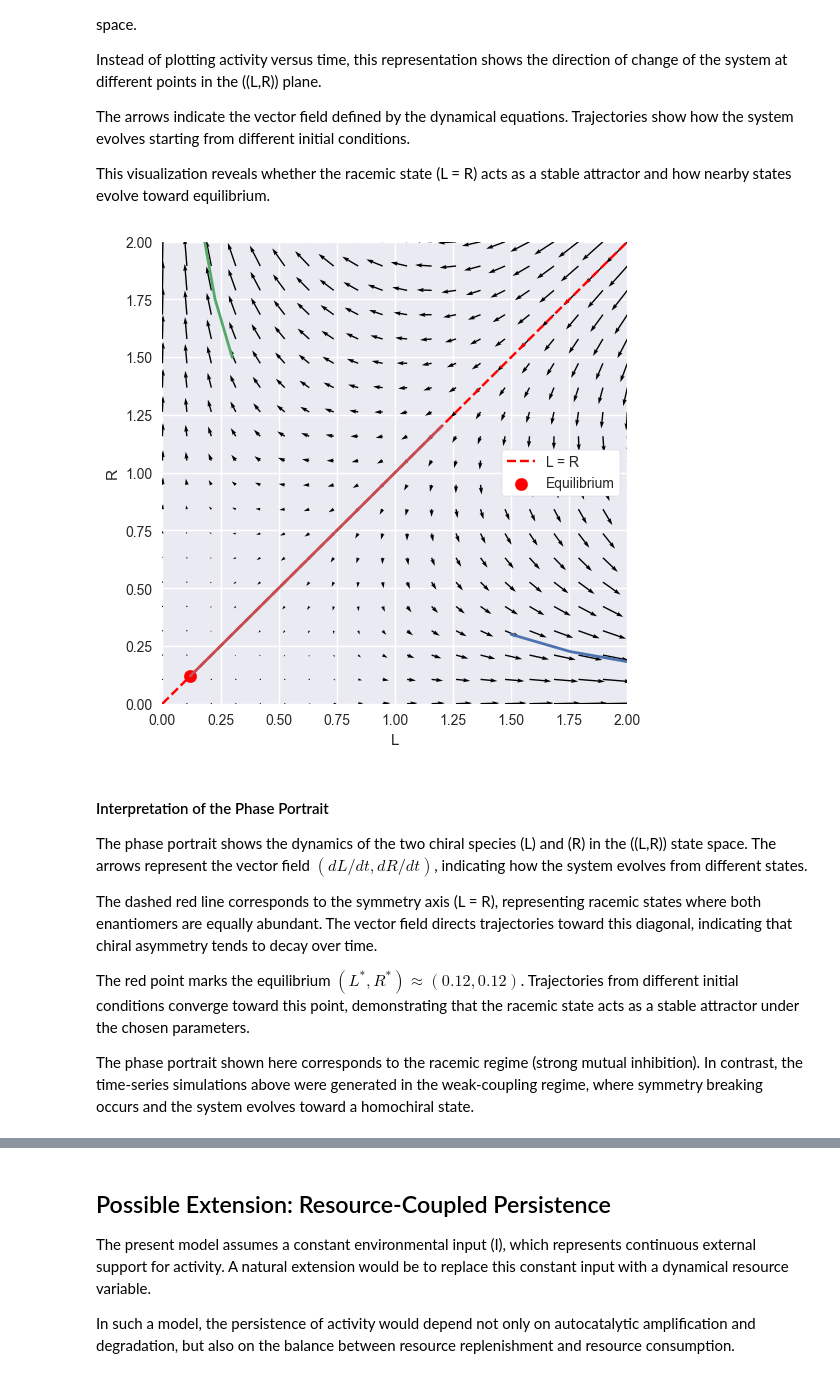
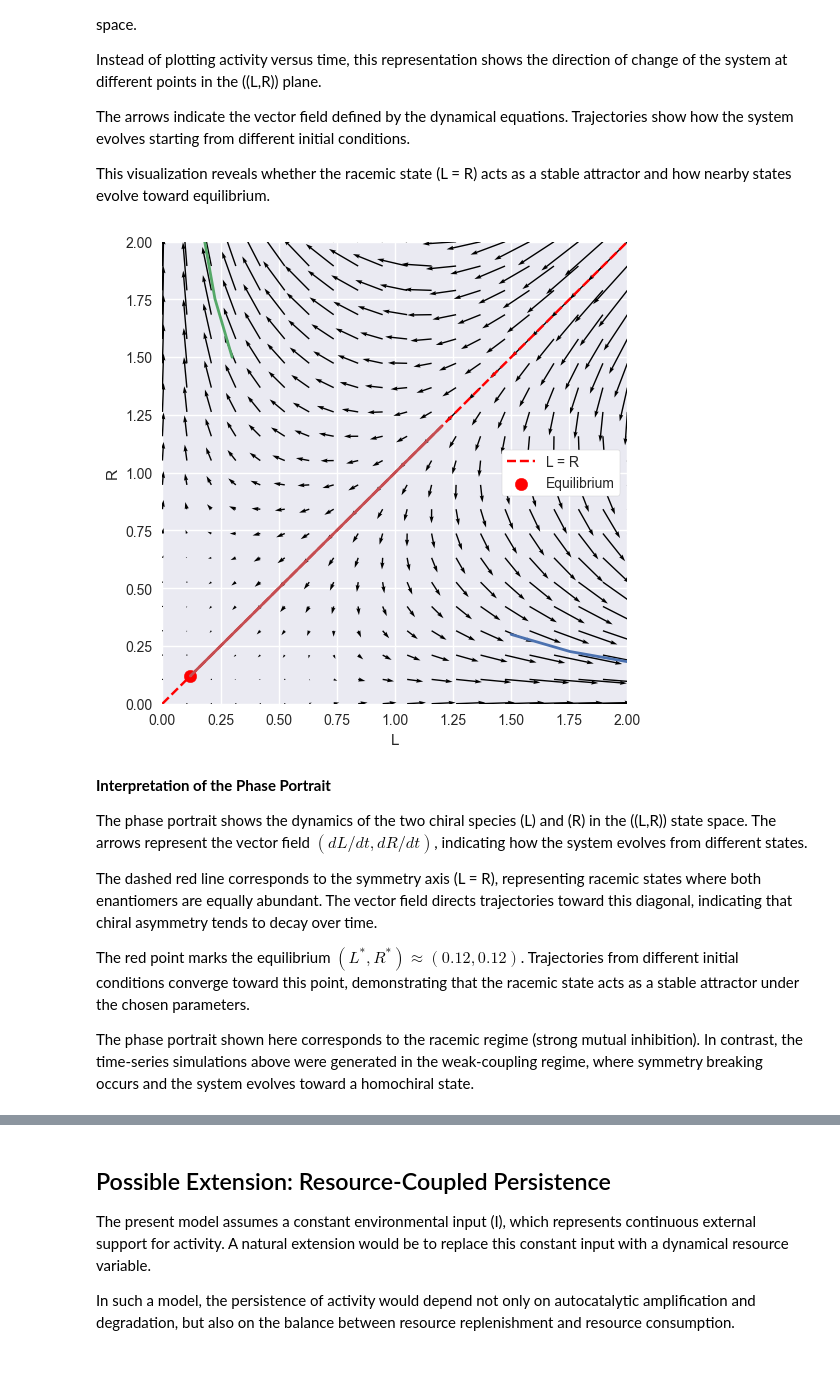
Before and after one commit to nyllade/life-dynamical-attractor, a Jupyter notebook: attractor_model.ipynb, the cells around one changed output, grey strips where cells are left out. Saved outputs shown, nothing was run; the diff lists cells and outputs as text; code cells hidden in the pictures.

```diff
--- a/attractor_model.ipynb
+++ b/attractor_model.ipynb
@@ -1329,43 +1337,43 @@ R_star = sol.y[1,-1]
 plt.figure(figsize=(6,6))
 
 # vector field
-plt.quiver(L_grid, R_grid, dL, dR)
+plt.quiver(L_grid, R_grid, dL, dR, angles='xy', scale_units='xy', scale=10)
 
 # symmetry line
 plt.plot([0,2],[0,2],'r--',label='L = R')
 
 # zoom to relevant region
 plt.xlim(0,2)
 plt.ylim(0,2)
 
 # equilibrium marker
 plt.scatter(L_star, R_star, color="red", s=80, label="Equilibrium")
 
 # ---- ADD TRAJECTORIES HERE ----
 for IC in [[1.5,0.3],[0.3,1.5],[1.2,1.2]]:
     sol = solve_ivp(
         chiral_system,
         (0,50),
         IC,
         args=(alpha,n,K,delta,I,coupling),
         t_eval=np.linspace(0,50,300)
     )
     plt.plot(sol.y[0], sol.y[1], linewidth=2)
 
 # labels
 plt.xlabel("L")
 plt.ylabel("R")
 
 plt.legend(
     frameon=True,
     facecolor="white",
     framealpha=1
 )
 plt.show()
 # %% [output]
-[figure, old version]
+[figure, new version]
 # %% [markdown]
-#### Interpretation of the Phase Portrait
+**Interpretation of the Phase Portrait**
 
 The phase portrait shows the dynamics of the two chiral species \(L\) and \(R\) in the \((L,R)\) state space. The arrows represent the vector field $(dL/dt, dR/dt)$, indicating how the system evolves from different states.
 
```
Also changed, not shown: parts of 26 cells of this notebook, 1 other file.
